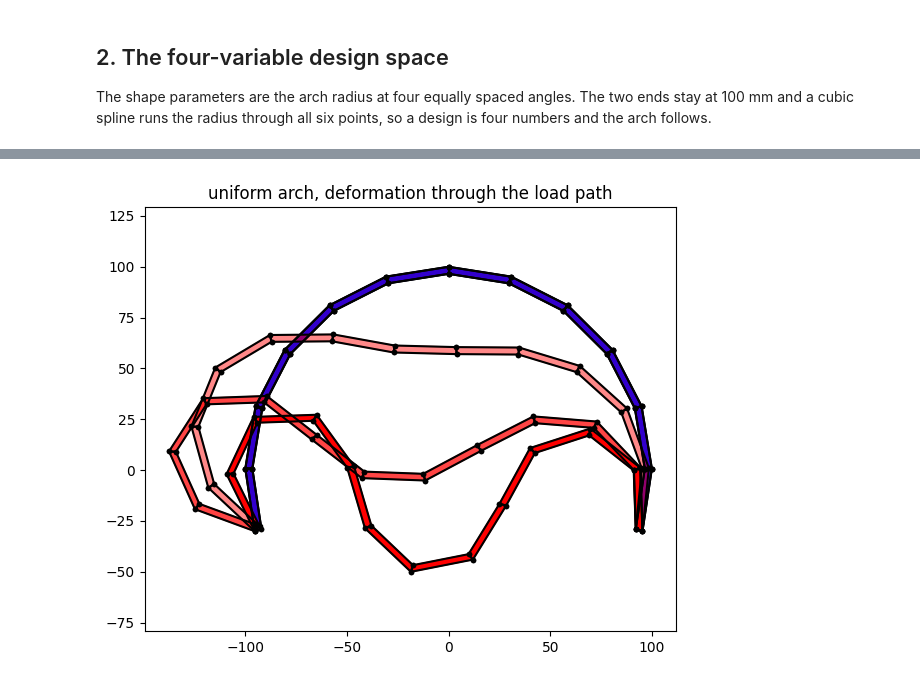
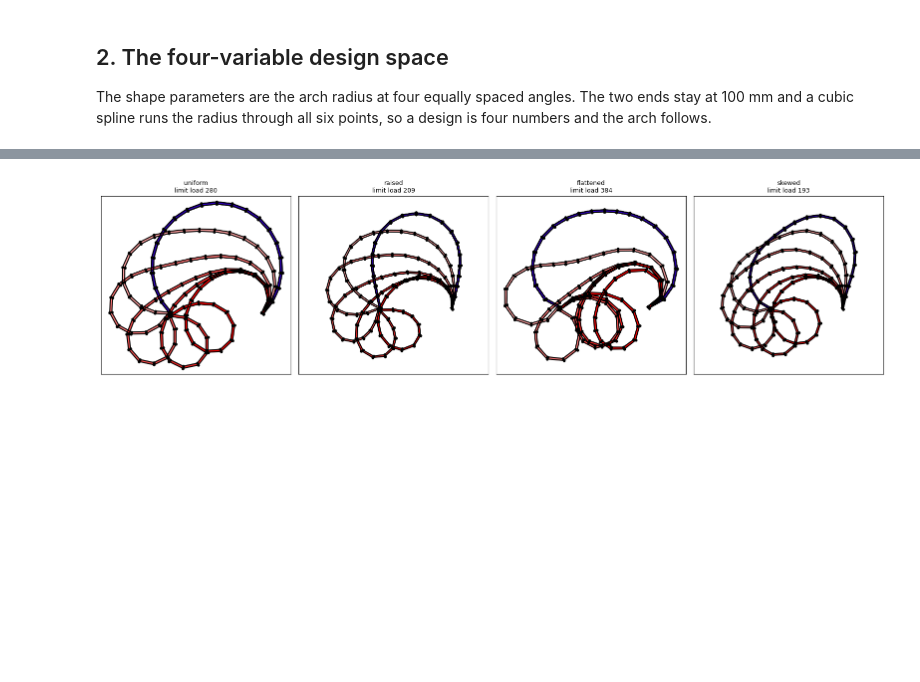
Before and after one commit to JohannBouwer/fem2d, a Jupyter notebook: research/ArcLengthControlledShapeDesign.ipynb, the cells around one changed output, grey strips where cells are left out. Cells and saved outputs as stored; diff of their text form; code cells hidden in the pictures; blank space fills up the shorter version.

```diff
--- a/research/ArcLengthControlledShapeDesign.ipynb
+++ b/research/ArcLengthControlledShapeDesign.ipynb
@@ -115,7 +149,7 @@ class CountCuts(logging.Handler):
 
 
 Total = 800.0
-Sweep = [160.0, 80.0, 40.0, 20.0, 10.0]
+Sweep = [640.0, 320.0, 160.0, 80.0, 40.0, 20.0, 10.0]
 Rows = []
 
 for ArcLength in Sweep:
@@ -192,12 +228,17 @@ Designs = {
     'uniform':   [R, R, R, R],
     'raised':    [88.0, 112.0, 112.0, 88.0],
     'flattened': [112.0, 88.0, 88.0, 112.0],
-    'skewed':    [92.0, 118.0, 96.0, 108.0],
+    # The obvious skewed choice, 92 at the first station, cannot be traced: it
+    # runs into a very sharp limit point at an accumulated arc length of 1088
+    # that no amount of arc step cutting gets past. So do 91 and 93; 95 is fine.
+    # The paper reports the same thing, that parts of this design space produce
+    # load paths its solver could not follow.
+    'skewed':    [95.0, 118.0, 96.0, 108.0],
 }
 
 fig, axes = plt.subplots(1, 4, figsize=(16, 3.6))
 for ax, (Name, radii) in zip(axes, Designs.items(), strict=True):
-    m = Arch('Q8', 12, radii)
+    m = Arch('Q8', ElNum, radii)
     Plotting.InitialMesh(m, ax=ax, alpha=0.35)
     ax.plot(m.VarPos[0], m.VarPos[1], 'ro', ms=5)
     ax.set_title(f'{Name}\n{radii}', fontsize=9)
@@ -220,12 +268,23 @@ the whole reason the design study needs it.
 # %%
 Paths = {}
+print(f"{'design':<11}{'steps':>6}{'time (s)':>10}{'limit load':>12}{'u at limit':>12}"
+      f"{'u reached':>11}   turns back?")
 for Name, radii in Designs.items():
-    m = Arch('Q8', 12, radii)
+    m = Arch('Q8', ElNum, radii)
     Start = time.perf_counter()
     with quiet():
-        ArcLengthSolver(m, ArcLength=50.0, TotalArcLength=900.0, tol=1e-6, MaxIter=9).Solve()
+        ArcLengthSolver(m, ArcLength=ArcStep, TotalArcLength=ArcTotal,
+                        tol=1e-6, MaxIter=9).Solve()
     Paths[Name] = m
+
     Lam = np.ravel(m.LoadValues)
-    print(f'{Name:<11} {len(Lam)-1:2d} steps, {time.perf_counter()-Start:5.1f} s, '
-          f'limit load {Lam.max():8.1f}')
+    U = m.AllU[m.LoadNode, :]
+    Peak = int(np.argmax(Lam))
+    # A reversal in the crown displacement is snap-back; report it from the data
+    # rather than asserting it, since it depends on how far the path was traced.
+    Back = np.flatnonzero(np.diff(U) > 0)
+    Turns = (f'yes, {U[-1] - U.min():.1f} mm at u={U.min():.1f}' if len(Back)
+             else 'no, not within this arc length')
+    print(f'{Name:<11}{len(Lam)-1:>6}{time.perf_counter()-Start:>10.1f}{Lam.max():>12.1f}'
+          f'{U[Peak]:>12.1f}{U.min():>11.1f}   {Turns}')
 # %% [output]
@@ -247,9 +307,11 @@ plt.tight_layout()
 # %%
-# The deformed shape of one design through its snap-through.
-m = Paths['uniform']
-fig, ax = plt.subplots(figsize=(6, 5))
-Plotting.Overlay(m, ax=ax, steps=6)
-ax.set_title('uniform arch, deformation through the load path')
+# The deformed shapes behind the four load paths above, faded in step by step.
+fig, axes = plt.subplots(1, 4, figsize=(16, 4.2))
+for ax, (Name, m) in zip(axes, Paths.items(), strict=True):
+    Plotting.Overlay(m, ax=ax, steps=max(1, m.AllU.shape[1]//5))
+    ax.set_title(f'{Name}\nlimit load {np.ravel(m.LoadValues).max():.0f}', fontsize=9)
+    ax.set_xticks([])
+    ax.set_yticks([])
 plt.tight_layout()
 # %% [output]
-[figure, old version]
+[figure, new version]
```
Also changed, not shown: parts of 20 cells of this notebook, 7 other files.
